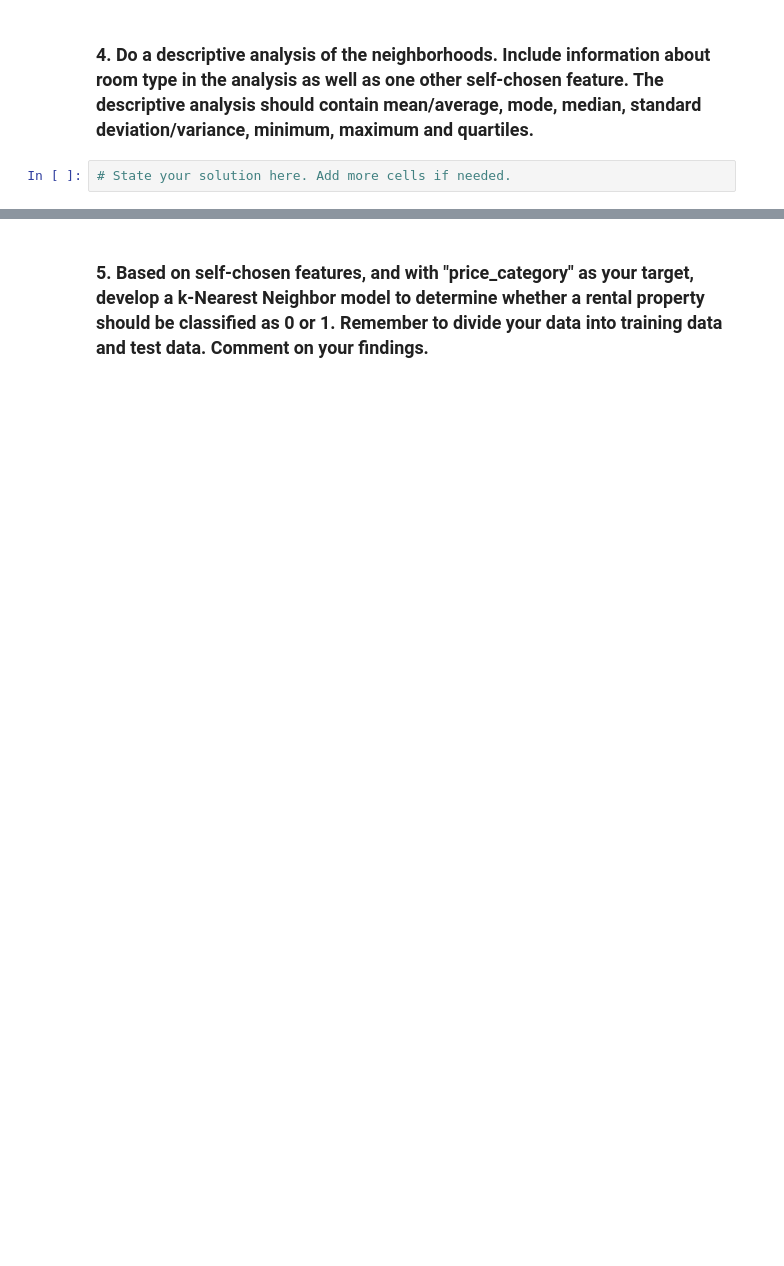
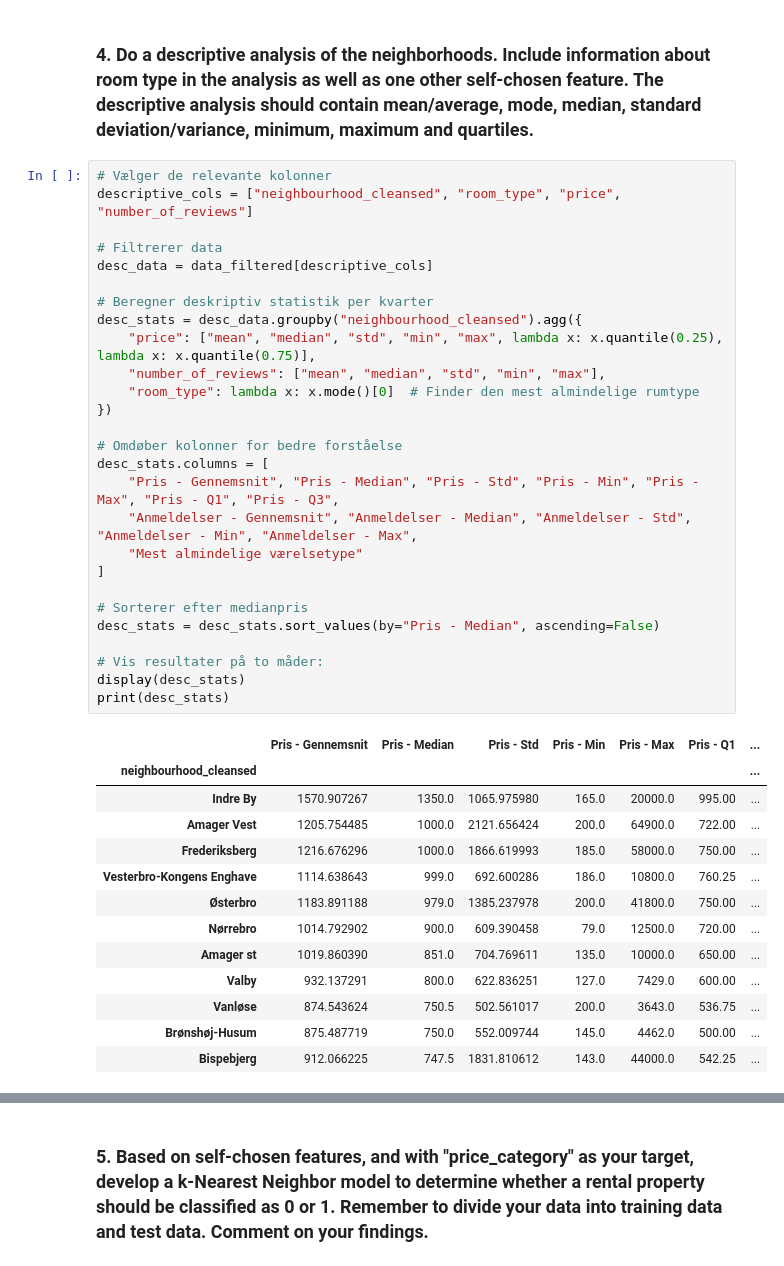
Before and after one commit to Ditteoc/MAL1-AirBnB-Copenhagen, a Jupyter notebook: 1. Getting started - Copenhagen Airbnb.ipynb, the cells around one changed output, grey strips where cells are left out. Saved outputs shown, nothing was run; the diff lists cells and outputs as text; blank space fills up the shorter version.

```diff
--- a/1. Getting started - Copenhagen Airbnb.ipynb
+++ b/1. Getting started - Copenhagen Airbnb.ipynb
@@ -121,4 +181,43 @@ plt.show()
 # %% [markdown]
 ### 4. Do a descriptive analysis of the neighborhoods. Include information about room type in the analysis as well as one other self-chosen feature. The descriptive analysis should contain mean/average, mode, median, standard deviation/variance, minimum, maximum and quartiles.
-# %%
-# State your solution here. Add more cells if needed.
+# %%
+# Vælger de relevante kolonner
+descriptive_cols = ["neighbourhood_cleansed", "room_type", "price", "number_of_reviews"]
+
+# Filtrerer data
+desc_data = data_filtered[descriptive_cols]
+
+# Beregner deskriptiv statistik per kvarter
+desc_stats = desc_data.groupby("neighbourhood_cleansed").agg({
+    "price": ["mean", "median", "std", "min", "max", lambda x: x.quantile(0.25), lambda x: x.quantile(0.75)],
+    "number_of_reviews": ["mean", "median", "std", "min", "max"],
+    "room_type": lambda x: x.mode()[0]  # Finder den mest almindelige rumtype
+})
+
+# Omdøber kolonner for bedre forståelse
+desc_stats.columns = [
+    "Pris - Gennemsnit", "Pris - Median", "Pris - Std", "Pris - Min", "Pris - Max", "Pris - Q1", "Pris - Q3",
+    "Anmeldelser - Gennemsnit", "Anmeldelser - Median", "Anmeldelser - Std", "Anmeldelser - Min", "Anmeldelser - Max",
+    "Mest almindelige værelsetype"
+]
+
+# Sorterer efter medianpris
+desc_stats = desc_stats.sort_values(by="Pris - Median", ascending=False)
+
+# Vis resultater på to måder:
+display(desc_stats)
+print(desc_stats)
+# %% [output]
+|  | Pris - Gennemsnit | Pris - Median | Pris - Std | Pris - Min | Pris - Max | Pris - Q1 | ... |
+| neighbourhood_cleansed |  |  |  |  |  |  | ... |
+| Indre By | 1570.907267 | 1350.0 | 1065.975980 | 165.0 | 20000.0 | 995.00 | ... |
+| Amager Vest | 1205.754485 | 1000.0 | 2121.656424 | 200.0 | 64900.0 | 722.00 | ... |
+| Frederiksberg | 1216.676296 | 1000.0 | 1866.619993 | 185.0 | 58000.0 | 750.00 | ... |
+| Vesterbro-Kongens Enghave | 1114.638643 | 999.0 | 692.600286 | 186.0 | 10800.0 | 760.25 | ... |
+| Østerbro | 1183.891188 | 979.0 | 1385.237978 | 200.0 | 41800.0 | 750.00 | ... |
+| Nørrebro | 1014.792902 | 900.0 | 609.390458 | 79.0 | 12500.0 | 720.00 | ... |
+| Amager st | 1019.860390 | 851.0 | 704.769611 | 135.0 | 10000.0 | 650.00 | ... |
+| Valby | 932.137291 | 800.0 | 622.836251 | 127.0 | 7429.0 | 600.00 | ... |
+| Vanløse | 874.543624 | 750.5 | 502.561017 | 200.0 | 3643.0 | 536.75 | ... |
+| Brønshøj-Husum | 875.487719 | 750.0 | 552.009744 | 145.0 | 4462.0 | 500.00 | ... |
+| Bispebjerg | 912.066225 | 747.5 | 1831.810612 | 143.0 | 44000.0 | 542.25 | ... |
```
Also changed, not shown: parts of 10 cells of this notebook.
